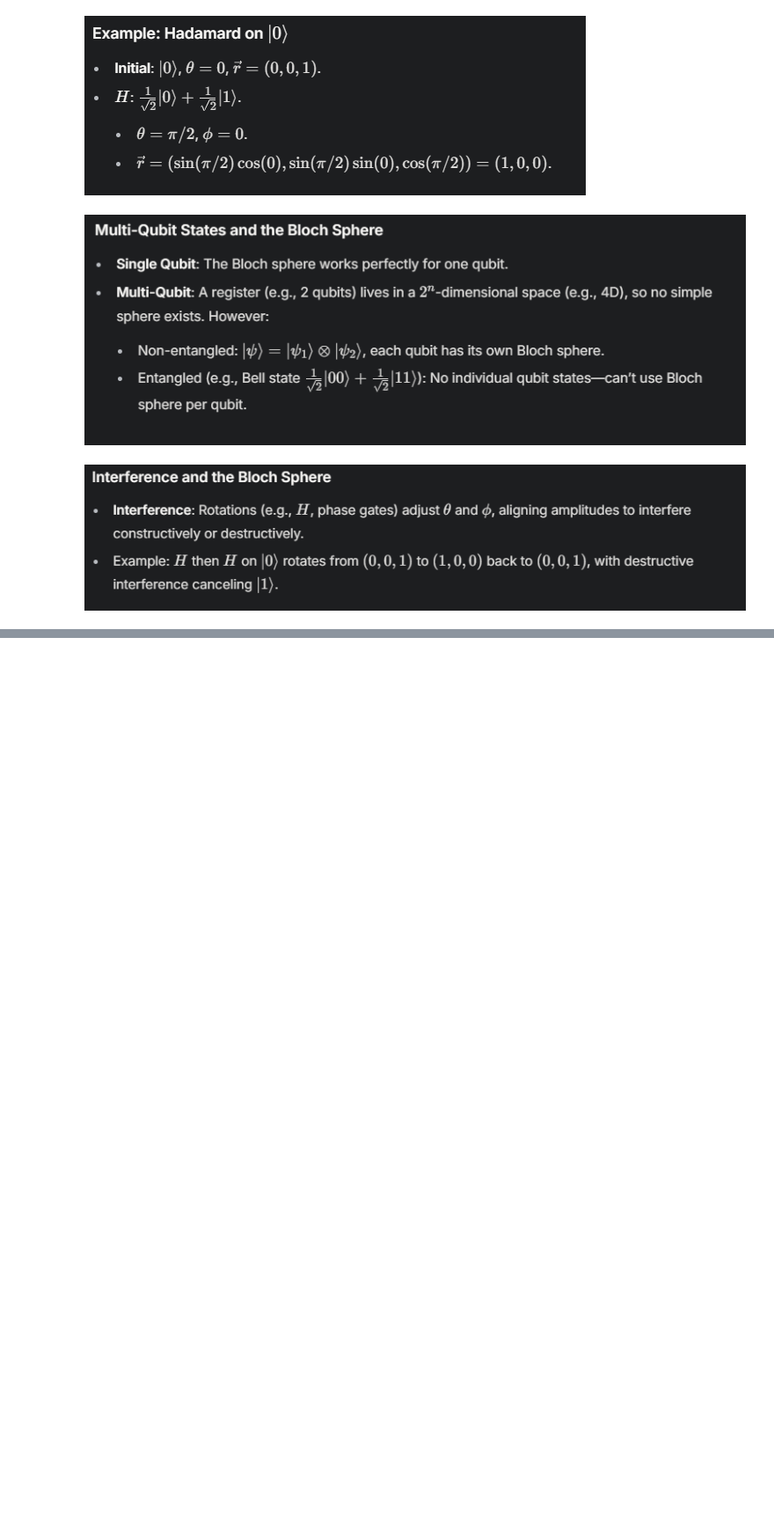
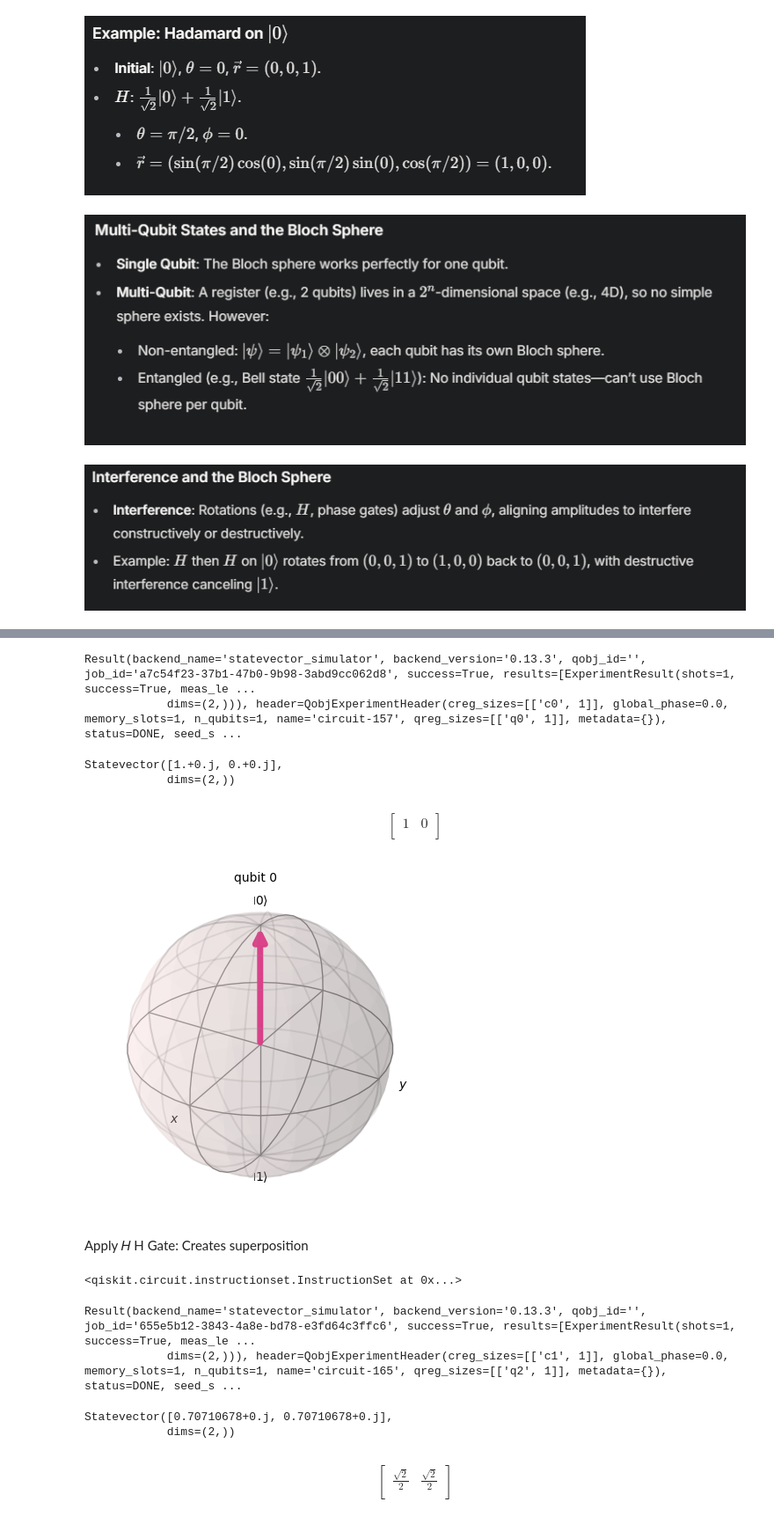
Before and after one commit to SAMANTA1401/Q_computing, a Jupyter notebook: blochsphere.ipynb, the cells around one changed output, grey strips where cells are left out. Shown at 88% size. Saved outputs shown, nothing was run; the diff lists cells and outputs as text; code cells hidden in the pictures; blank space fills up the shorter version.

Commit message:
plot bloch shpere

```diff
--- a/blochsphere.ipynb
+++ b/blochsphere.ipynb
@@ -38,0 +45,4 @@ wave function
+# %%
+qr = QuantumRegister(1) # Creates a quantum register with 1 qubit (quantum bit) |0> = [1 0]
+cr = ClassicalRegister(1) # Creates a classical register with 1 bit (classical bit).
+circuit = QuantumCircuit(qr, cr) # Creates a quantum circuit with the specified quantum register
@@ -38,0 +80,46 @@ wave function
+# %%
+# simulator = AerSimulator()
+simulator = Aer.get_backend('statevector_simulator')
+compiled_circuit = transpile(circuit, simulator)
+sim_result = simulator.run(compiled_circuit).result() # Initialize: Qubit starts at ∣0⟩.= [1 0]
+print(sim_result)
+# %% [output]
+Result(backend_name='statevector_simulator', backend_version='0.13.3', qobj_id='', job_id='a7c54f23-37b1-47b0-9b98-3abd9cc062d8', success=True, results=[ExperimentResult(shots=1, success=True, meas_le ...
+            dims=(2,))), header=QobjExperimentHeader(creg_sizes=[['c0', 1]], global_phase=0.0, memory_slots=1, n_qubits=1, name='circuit-157', qreg_sizes=[['q0', 1]], metadata={}), status=DONE, seed_s ...
+# %%
+statevector = sim_result.get_statevector()
+# %%
+statevector
+# %% [output]
+Statevector([1.+0.j, 0.+0.j],
+            dims=(2,))
+# %%
+array_to_latex(statevector) # |0>
+# %% [output]
+$$
+\begin{bmatrix}
+1 & 0  \\
+ \end{bmatrix}
+$$
+# %%
+plot_bloch_multivector(statevector)
+# %% [output]
+[figure, added]
+# %% [markdown]
+Apply
+𝐻
+H Gate: Creates superposition
+# %%
+qr = QuantumRegister(1)
+cr = ClassicalRegister(1)
+circuit = QuantumCircuit(qr, cr)
+circuit.h(qr) # apply H to qr ckt
+# %% [output]
+<qiskit.circuit.instructionset.InstructionSet at 0x...>
+# %%
+compiled_circuit = transpile(circuit, simulator)
+sim_result = simulator.run(compiled_circuit).result() #
+print(sim_result)
+# %% [output]
+Result(backend_name='statevector_simulator', backend_version='0.13.3', qobj_id='', job_id='655e5b12-3843-4a8e-bd78-e3fd64c3ffc6', success=True, results=[ExperimentResult(shots=1, success=True, meas_le ...
+            dims=(2,))), header=QobjExperimentHeader(creg_sizes=[['c1', 1]], global_phase=0.0, memory_slots=1, n_qubits=1, name='circuit-165', qreg_sizes=[['q2', 1]], metadata={}), status=DONE, seed_s ...
@@ -38,0 +128,13 @@ wave function
+# %%
+statevector
+# %% [output]
+Statevector([0.70710678+0.j, 0.70710678+0.j],
+            dims=(2,))
+# %%
+array_to_latex(statevector)
+# %% [output]
+$$
+\begin{bmatrix}
+\frac{\sqrt{2}}{2} & \frac{\sqrt{2}}{2}  \\
+ \end{bmatrix}
+$$
```
Also changed, not shown: parts of 18 cells of this notebook, 2 other files.
